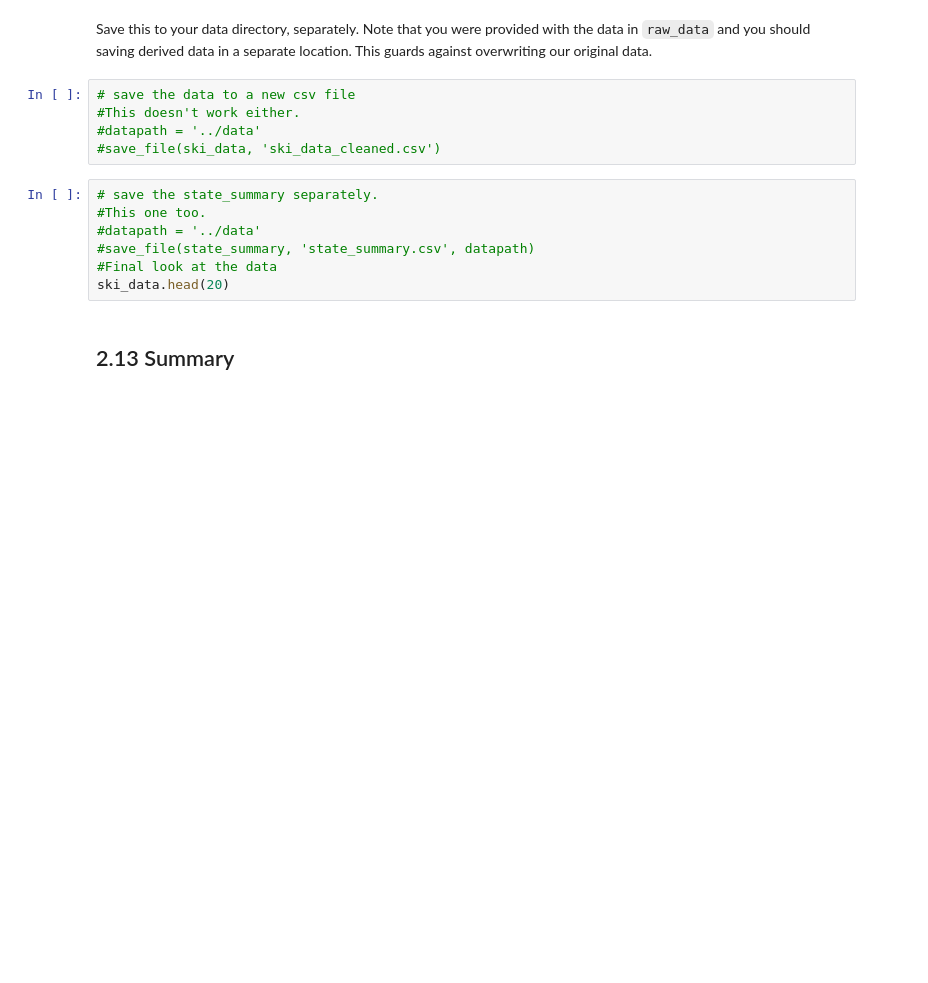
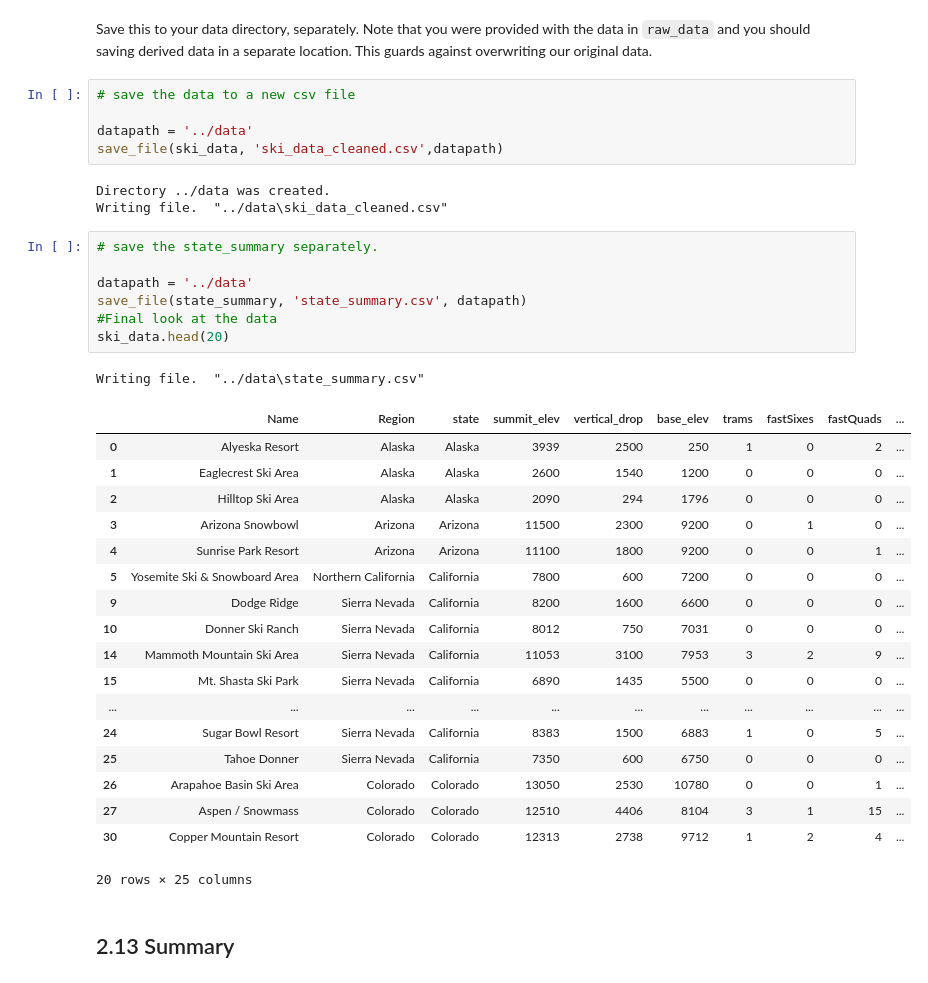
Before and after one commit to awicklund/DataScienceGuidedCapstone, a Jupyter notebook: Notebooks/02_data_wrangling.ipynb, the cells around one changed output. Drawn from its saved outputs; the diff is of its cells as text; blank space fills up the shorter version.

Commit message:
Added new cleaned files, other
Learned how to access Jupyter Notebook from cloned repo

```diff
--- a/Notebooks/02_data_wrangling.ipynb
+++ b/Notebooks/02_data_wrangling.ipynb
@@ -819,16 +1043,39 @@ ski_data.shape
 Save this to your data directory, separately. Note that you were provided with the data in `raw_data` and you should saving derived data in a separate location. This guards against overwriting our original data.
 # %%
 # save the data to a new csv file
-#This doesn't work either.
-#datapath = '../data'
-#save_file(ski_data, 'ski_data_cleaned.csv')
+
+datapath = '../data'
+save_file(ski_data, 'ski_data_cleaned.csv',datapath)
+# %% [output]
+Directory ../data was created.
+Writing file.  "../data\ski_data_cleaned.csv"
 # %%
 # save the state_summary separately.
-#This one too.
-#datapath = '../data'
-#save_file(state_summary, 'state_summary.csv', datapath)
+
+datapath = '../data'
+save_file(state_summary, 'state_summary.csv', datapath)
 #Final look at the data
 ski_data.head(20)
+# %% [output]
+Writing file.  "../data\state_summary.csv"
+|  | Name | Region | state | summit_elev | vertical_drop | base_elev | trams | fastSixes | fastQuads | ... |
+| 0 | Alyeska Resort | Alaska | Alaska | 3939 | 2500 | 250 | 1 | 0 | 2 | ... |
+| 1 | Eaglecrest Ski Area | Alaska | Alaska | 2600 | 1540 | 1200 | 0 | 0 | 0 | ... |
+| 2 | Hilltop Ski Area | Alaska | Alaska | 2090 | 294 | 1796 | 0 | 0 | 0 | ... |
+| 3 | Arizona Snowbowl | Arizona | Arizona | 11500 | 2300 | 9200 | 0 | 1 | 0 | ... |
+| 4 | Sunrise Park Resort | Arizona | Arizona | 11100 | 1800 | 9200 | 0 | 0 | 1 | ... |
+| 5 | Yosemite Ski & Snowboard Area | Northern California | California | 7800 | 600 | 7200 | 0 | 0 | 0 | ... |
+| 9 | Dodge Ridge | Sierra Nevada | California | 8200 | 1600 | 6600 | 0 | 0 | 0 | ... |
+| 10 | Donner Ski Ranch | Sierra Nevada | California | 8012 | 750 | 7031 | 0 | 0 | 0 | ... |
+| 14 | Mammoth Mountain Ski Area | Sierra Nevada | California | 11053 | 3100 | 7953 | 3 | 2 | 9 | ... |
+| 15 | Mt. Shasta Ski Park | Sierra Nevada | California | 6890 | 1435 | 5500 | 0 | 0 | 0 | ... |
+| ... | ... | ... | ... | ... | ... | ... | ... | ... | ... | ... |
+| 24 | Sugar Bowl Resort | Sierra Nevada | California | 8383 | 1500 | 6883 | 1 | 0 | 5 | ... |
+| 25 | Tahoe Donner | Sierra Nevada | California | 7350 | 600 | 6750 | 0 | 0 | 0 | ... |
+| 26 | Arapahoe Basin Ski Area | Colorado | Colorado | 13050 | 2530 | 10780 | 0 | 0 | 1 | ... |
+| 27 | Aspen / Snowmass | Colorado | Colorado | 12510 | 4406 | 8104 | 3 | 1 | 15 | ... |
+| 30 | Copper Mountain Resort | Colorado | Colorado | 12313 | 2738 | 9712 | 1 | 2 | 4 | ... |
+20 rows × 25 columns
 # %% [markdown]
 ## 2.13 Summary<a id='2.13_Summary'></a>
 # %% [markdown]
```
Also changed, not shown: parts of 41 cells of this notebook, 2 other files.
